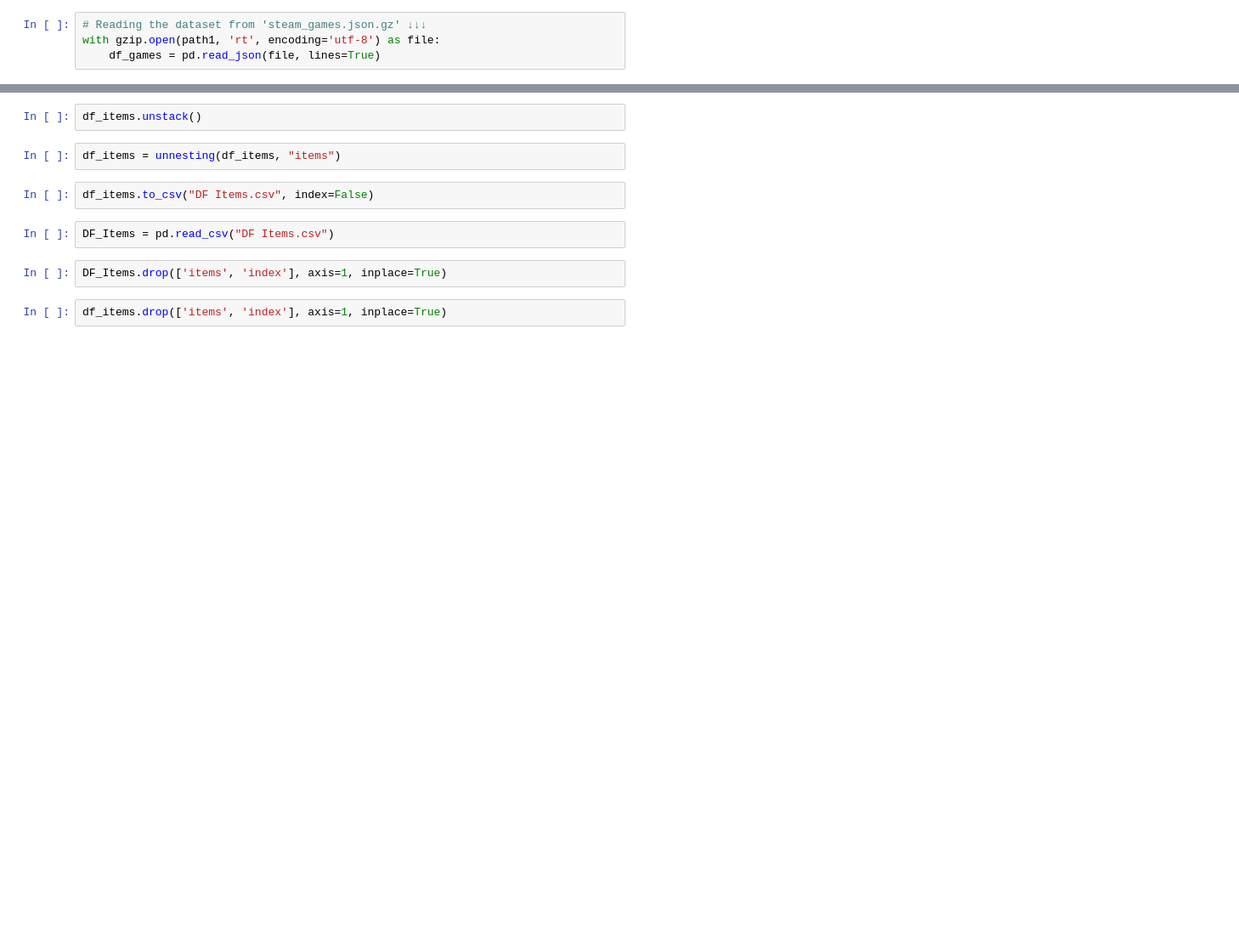
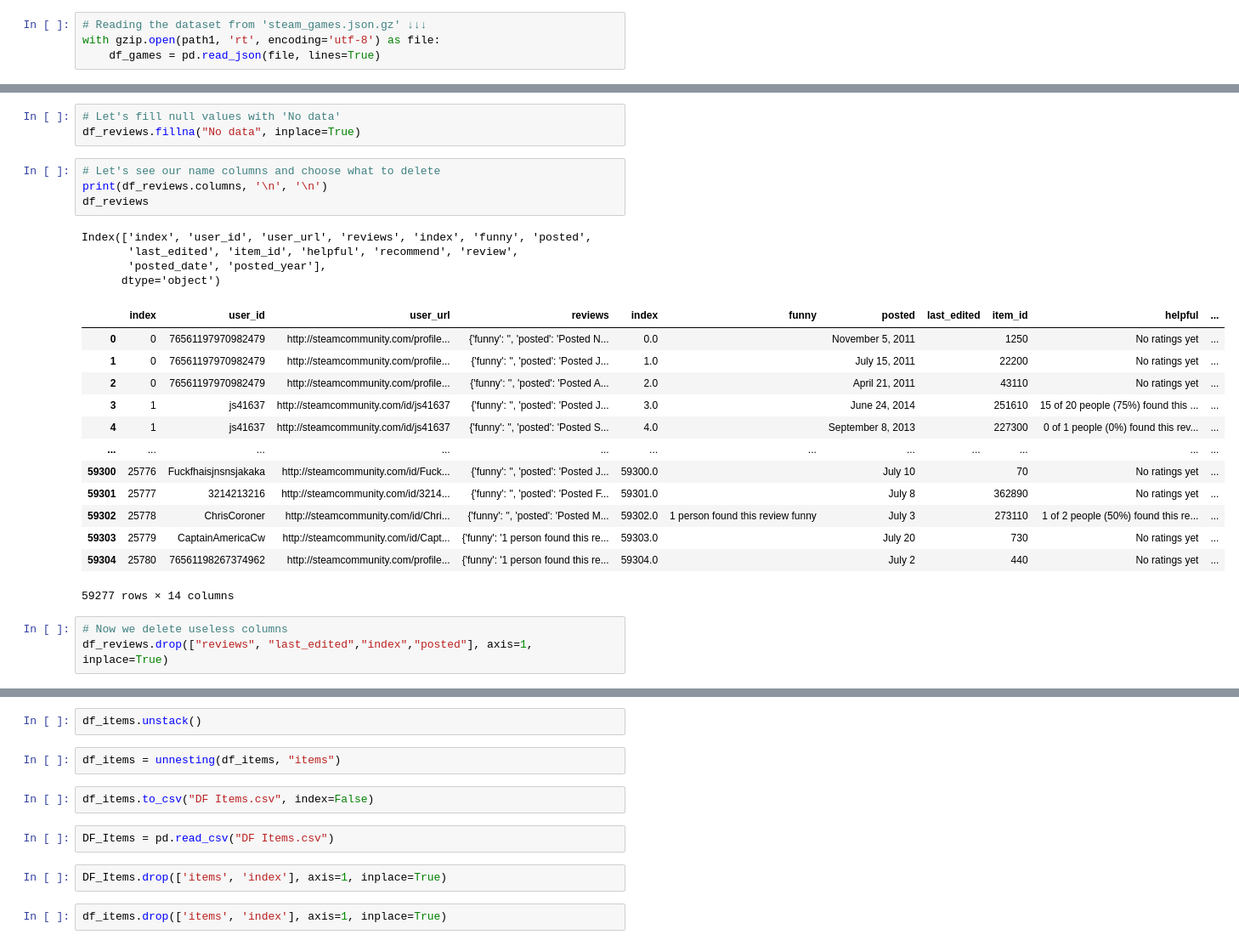
Before and after one commit to Jhonisnotreal/MLOPS_STEAM, a Jupyter notebook: ETL.ipynb, the cells around one changed output, grey strips where cells are left out. Shown at 85% size. Saved outputs shown, nothing was run; the diff lists cells and outputs as text; blank space fills up the shorter version.

```diff
--- a/ETL.ipynb
+++ b/ETL.ipynb
@@ -285,0 +619,28 @@ df_items = pd.DataFrame(items)
+# %%
+# Let's fill null values with 'No data'
+df_reviews.fillna("No data", inplace=True)
+# %%
+# Let's see our name columns and choose what to delete
+print(df_reviews.columns, '\n', '\n')
+df_reviews
+# %% [output]
+Index(['index', 'user_id', 'user_url', 'reviews', 'index', 'funny', 'posted',
+       'last_edited', 'item_id', 'helpful', 'recommend', 'review',
+       'posted_date', 'posted_year'],
+      dtype='object')
+|  | index | user_id | user_url | reviews | index | funny | posted | last_edited | item_id | helpful | ... |
+| 0 | 0 | 76561197970982479 | http://steamcommunity.com/profile... | {'funny': '', 'posted': 'Posted N... | 0.0 |  | November 5, 2011 |  | 1250 | No ratings yet | ... |
+| 1 | 0 | 76561197970982479 | http://steamcommunity.com/profile... | {'funny': '', 'posted': 'Posted J... | 1.0 |  | July 15, 2011 |  | 22200 | No ratings yet | ... |
+| 2 | 0 | 76561197970982479 | http://steamcommunity.com/profile... | {'funny': '', 'posted': 'Posted A... | 2.0 |  | April 21, 2011 |  | 43110 | No ratings yet | ... |
+| 3 | 1 | js41637 | http://steamcommunity.com/id/js41637 | {'funny': '', 'posted': 'Posted J... | 3.0 |  | June 24, 2014 |  | 251610 | 15 of 20 people (75%) found this ... | ... |
+| 4 | 1 | js41637 | http://steamcommunity.com/id/js41637 | {'funny': '', 'posted': 'Posted S... | 4.0 |  | September 8, 2013 |  | 227300 | 0 of 1 people (0%) found this rev... | ... |
+| ... | ... | ... | ... | ... | ... | ... | ... | ... | ... | ... | ... |
+| 59300 | 25776 | Fuckfhaisjnsnsjakaka | http://steamcommunity.com/id/Fuck... | {'funny': '', 'posted': 'Posted J... | 59300.0 |  | July 10 |  | 70 | No ratings yet | ... |
+| 59301 | 25777 | 3214213216 | http://steamcommunity.com/id/3214... | {'funny': '', 'posted': 'Posted F... | 59301.0 |  | July 8 |  | 362890 | No ratings yet | ... |
+| 59302 | 25778 | ChrisCoroner | http://steamcommunity.com/id/Chri... | {'funny': '', 'posted': 'Posted M... | 59302.0 | 1 person found this review funny | July 3 |  | 273110 | 1 of 2 people (50%) found this re... | ... |
+| 59303 | 25779 | CaptainAmericaCw | http://steamcommunity.com/id/Capt... | {'funny': '1 person found this re... | 59303.0 |  | July 20 |  | 730 | No ratings yet | ... |
+| 59304 | 25780 | 76561198267374962 | http://steamcommunity.com/profile... | {'funny': '1 person found this re... | 59304.0 |  | July 2 |  | 440 | No ratings yet | ... |
+59277 rows × 14 columns
+# %%
+# Now we delete useless columns
+df_reviews.drop(["reviews", "last_edited","index","posted"], axis=1, inplace=True)
```
Also changed, not shown: parts of 80 cells of this notebook, 3 other files.
